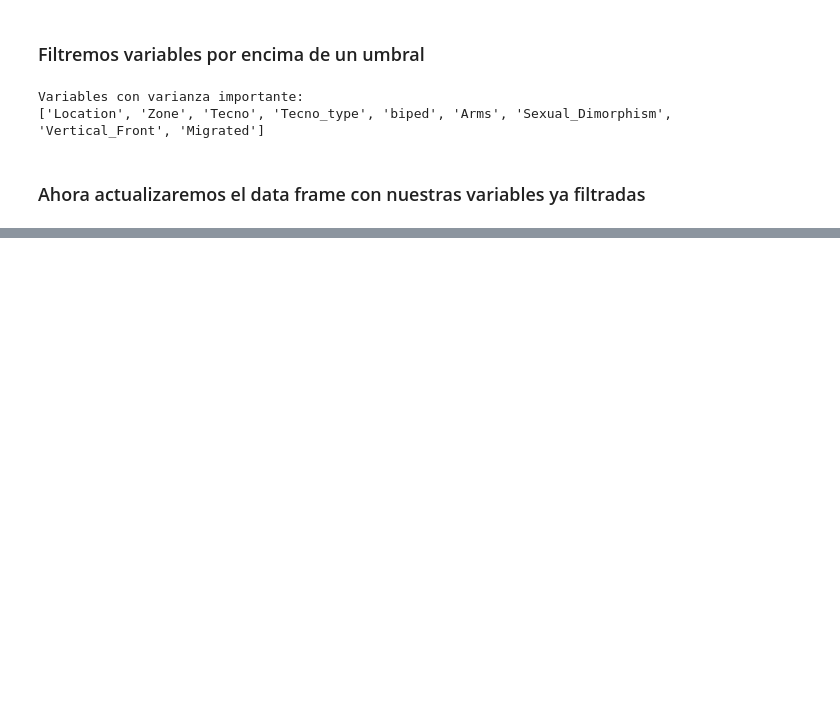
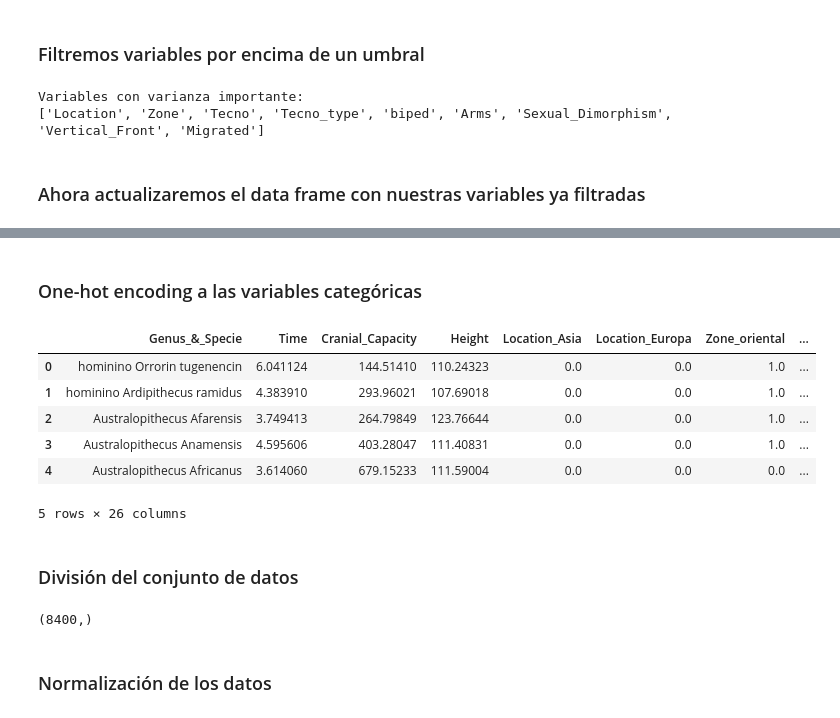
Before and after one commit to RodrigoFmdo/machineLearning, a Jupyter notebook: finalProj/src/classification.ipynb, the cells around one changed output, grey strips where cells are left out. Drawn from its saved outputs; the diff is of its cells as text; code cells hidden in the pictures; blank space fills up the shorter version.

```diff
--- a/finalProj/src/classification.ipynb
+++ b/finalProj/src/classification.ipynb
@@ -149,0 +150,26 @@ número de columnas:13
+# %% [markdown]
+### One-hot encoding a las variables categóricas
+# %%
+from sklearn.preprocessing import OneHotEncoder
+# One-Hot Encoding para variables categóricas
+encoder = OneHotEncoder(sparse=False, drop='first')
+encoded_categorical = encoder.fit_transform(data_filtrado[variables_categoricas_importantes])
+
+# Crear un DataFrame con las variables codificadas
+encoded_df = pd.DataFrame(encoded_categorical, columns=encoder.get_feature_names_out(variables_categoricas_importantes))
+
+# Combinar con las variables continuas y la variable objetivo
+data_final = pd.concat([data_filtrado[['Genus_&_Specie']], data_filtrado[variables_continuas], encoded_df], axis=1)
+
+# Mostrar las primeras filas del DataFrame final
+data_final.head()
+# %% [output]
+|  | Genus_&_Specie | Time | Cranial_Capacity | Height | Location_Asia | Location_Europa | Zone_oriental | ... |
+| 0 | hominino Orrorin tugenencin | 6.041124 | 144.51410 | 110.24323 | 0.0 | 0.0 | 1.0 | ... |
+| 1 | hominino Ardipithecus ramidus | 4.383910 | 293.96021 | 107.69018 | 0.0 | 0.0 | 1.0 | ... |
+| 2 | Australopithecus Afarensis | 3.749413 | 264.79849 | 123.76644 | 0.0 | 0.0 | 1.0 | ... |
+| 3 | Australopithecus Anamensis | 4.595606 | 403.28047 | 111.40831 | 0.0 | 0.0 | 1.0 | ... |
+| 4 | Australopithecus Africanus | 3.614060 | 679.15233 | 111.59004 | 0.0 | 0.0 | 0.0 | ... |
+5 rows × 26 columns
+# %% [markdown]
+### División del conjunto de datos
@@ -149,0 +185,7 @@ número de columnas:13
+# %%
+X_train.shape
+y_train.shape
+# %% [output]
+(8400,)
+# %% [markdown]
+### Normalización de los datos
```
Also changed, not shown: parts of 21 cells of this notebook.
